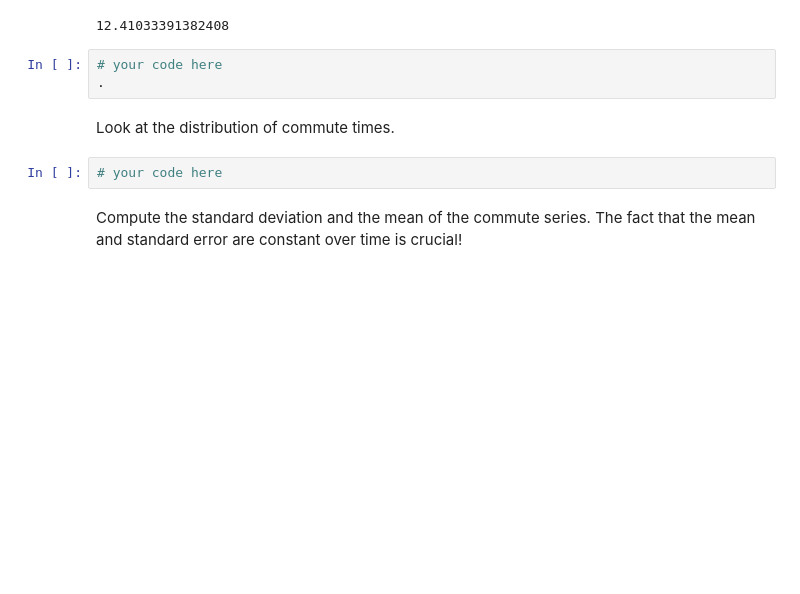
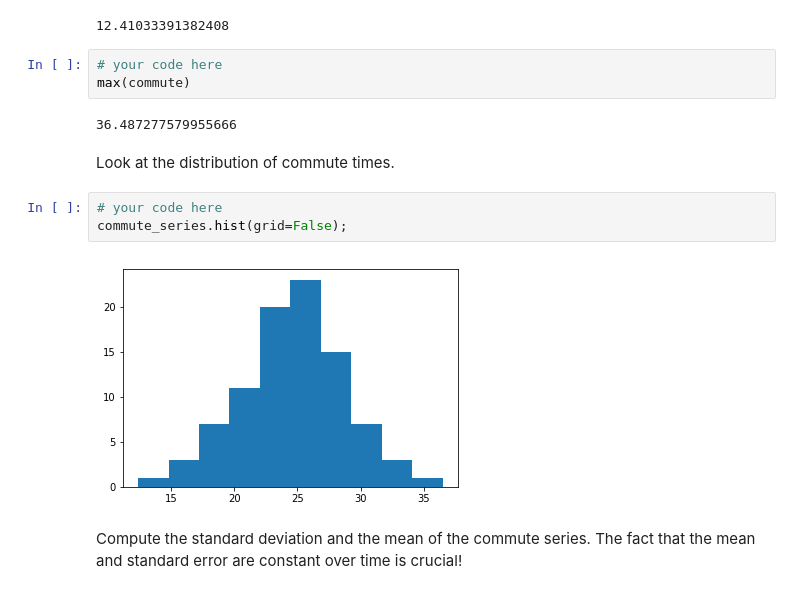
Before and after one commit to augustinechang1/dsc-3-26-03-basic-time-series-models-lab-nyc-career-ds-102218, a Jupyter notebook: index.ipynb, the cells around one changed output. Saved outputs shown, nothing was run; the diff lists cells and outputs as text; blank space fills up the shorter version.

```diff
--- a/index.ipynb
+++ b/index.ipynb
@@ -64,11 +64,16 @@ min(commute)
 12.41033391382408
 # %%
 # your code here
-.
+max(commute)
+# %% [output]
+36.487277579955666
 # %% [markdown]
 Look at the distribution of commute times.
 # %%
 # your code here
+commute_series.hist(grid=False);
+# %% [output]
+[figure, added]
 # %% [markdown]
 Compute the standard deviation and the mean of the commute series. The fact that the mean and standard error are constant over time is crucial!
 # %%
```
